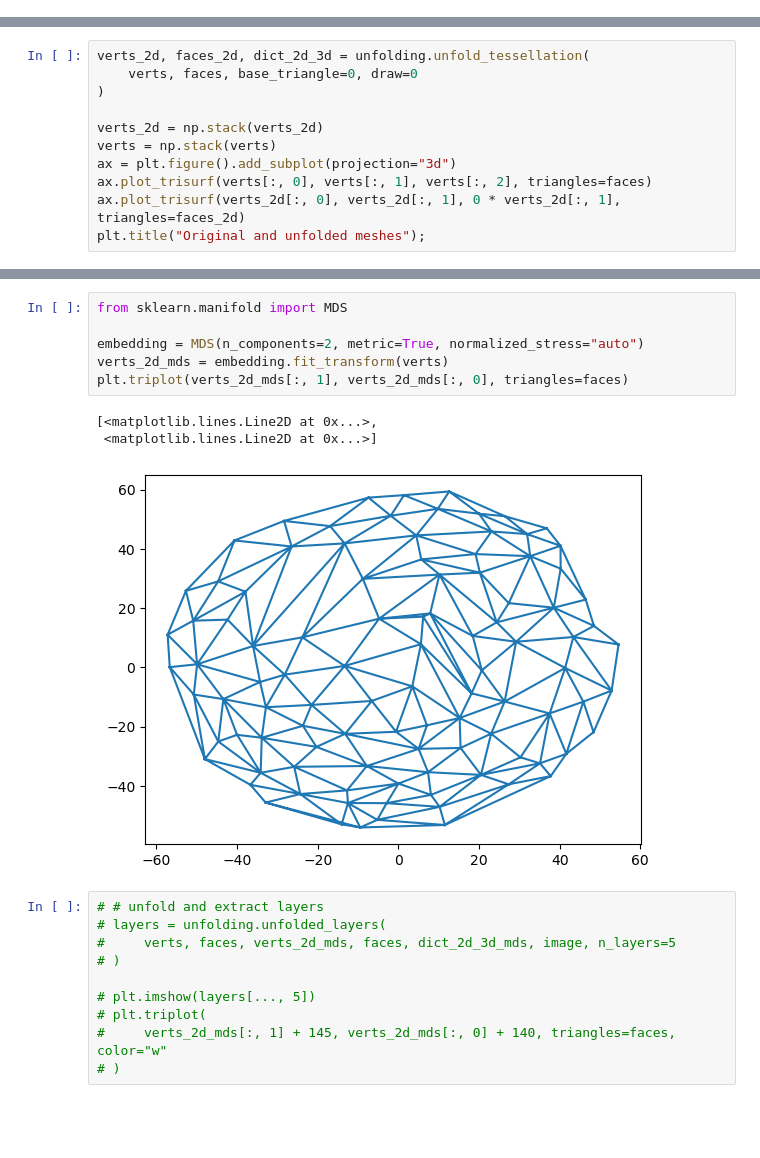
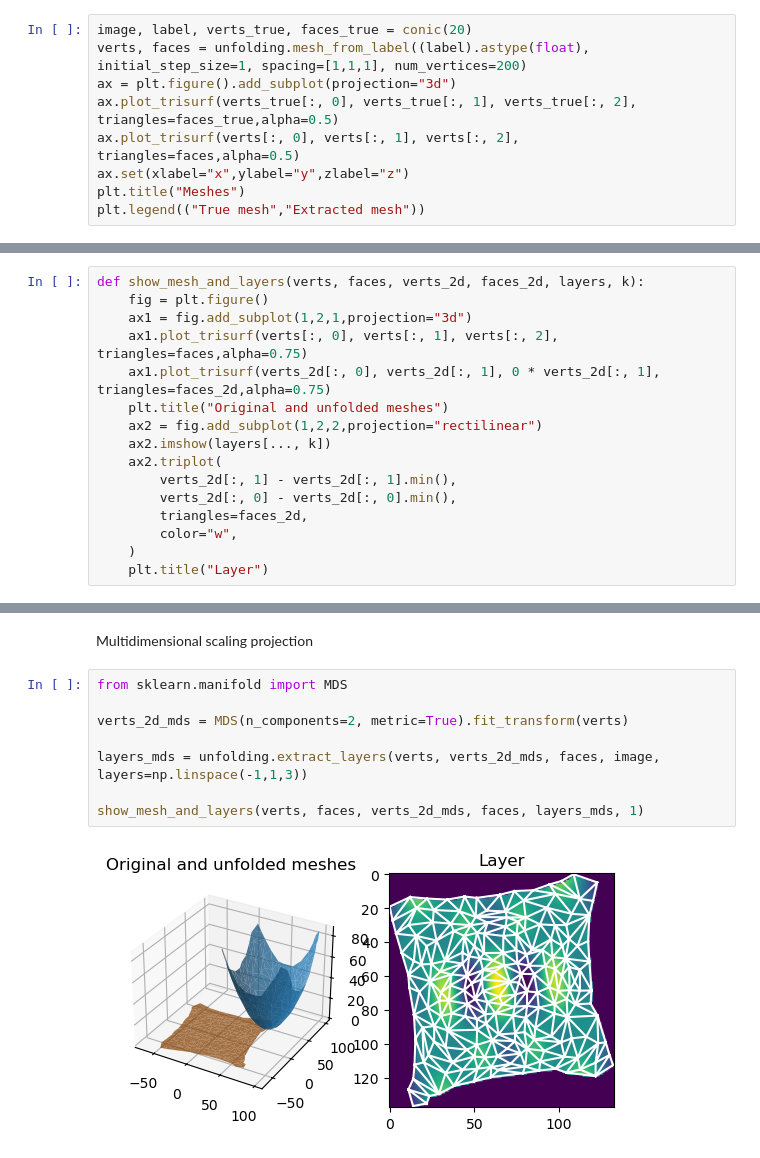
Before and after one commit to BioDAC/unfolding, a Jupyter notebook: 2 Comparison with MDS.ipynb, the cells around one changed output, grey strips where cells are left out. Saved outputs shown, nothing was run; the diff lists cells and outputs as text; blank space fills up the shorter version.

```diff
--- a/2 Comparison with MDS.ipynb
+++ b/2 Comparison with MDS.ipynb
@@ -25,0 +10,9 @@ ax.plot_trisurf(verts[:, 0], verts[:, 1], verts[:, 2], triangles=faces)
+# %%
+image, label, verts_true, faces_true = conic(20)
+verts, faces = unfolding.mesh_from_label((label).astype(float), initial_step_size=1, spacing=[1,1,1], num_vertices=200)
+ax = plt.figure().add_subplot(projection="3d")
+ax.plot_trisurf(verts_true[:, 0], verts_true[:, 1], verts_true[:, 2], triangles=faces_true,alpha=0.5)
+ax.plot_trisurf(verts[:, 0], verts[:, 1], verts[:, 2], triangles=faces,alpha=0.5)
+ax.set(xlabel="x",ylabel="y",zlabel="z")
+plt.title("Meshes")
+plt.legend(("True mesh","Extracted mesh"))
@@ -26,11 +22,16 @@ ax.plot_trisurf(verts[:, 0], verts[:, 1], verts[:, 2], triangles=faces)
 # %%
-verts_2d, faces_2d, dict_2d_3d = unfolding.unfold_tessellation(
-    verts, faces, base_triangle=0, draw=0
-)
-
-verts_2d = np.stack(verts_2d)
-verts = np.stack(verts)
-ax = plt.figure().add_subplot(projection="3d")
-ax.plot_trisurf(verts[:, 0], verts[:, 1], verts[:, 2], triangles=faces)
-ax.plot_trisurf(verts_2d[:, 0], verts_2d[:, 1], 0 * verts_2d[:, 1], triangles=faces_2d)
-plt.title("Original and unfolded meshes");
+def show_mesh_and_layers(verts, faces, verts_2d, faces_2d, layers, k):
+    fig = plt.figure()
+    ax1 = fig.add_subplot(1,2,1,projection="3d")
+    ax1.plot_trisurf(verts[:, 0], verts[:, 1], verts[:, 2], triangles=faces,alpha=0.75)
+    ax1.plot_trisurf(verts_2d[:, 0], verts_2d[:, 1], 0 * verts_2d[:, 1], triangles=faces_2d,alpha=0.75)
+    plt.title("Original and unfolded meshes")
+    ax2 = fig.add_subplot(1,2,2,projection="rectilinear")
+    ax2.imshow(layers[..., k])
+    ax2.triplot(
+        verts_2d[:, 1] - verts_2d[:, 1].min(),
+        verts_2d[:, 0] - verts_2d[:, 0].min(),
+        triangles=faces_2d,
+        color="w",
+    )
+    plt.title("Layer")
@@ -51,20 +54,12 @@ plt.triplot(verts_2d[:, 1] - verts_2d[:,1].min(), verts_2d[:, 0] - verts_2d[:,0]
+# %% [markdown]
+Multidimensional scaling projection
 # %%
 from sklearn.manifold import MDS
 
-embedding = MDS(n_components=2, metric=True, normalized_stress="auto")
-verts_2d_mds = embedding.fit_transform(verts)
-plt.triplot(verts_2d_mds[:, 1], verts_2d_mds[:, 0], triangles=faces)
+verts_2d_mds = MDS(n_components=2, metric=True).fit_transform(verts)
+
+layers_mds = unfolding.extract_layers(verts, verts_2d_mds, faces, image, layers=np.linspace(-1,1,3))
+
+show_mesh_and_layers(verts, faces, verts_2d_mds, faces, layers_mds, 1)
 # %% [output]
-[<matplotlib.lines.Line2D at 0x...>,
- <matplotlib.lines.Line2D at 0x...>]
-[figure, old version]
+[figure, new version]
-# %%
-# # unfold and extract layers
-# layers = unfolding.unfolded_layers(
-#     verts, faces, verts_2d_mds, faces, dict_2d_3d_mds, image, n_layers=5
-# )
-
-# plt.imshow(layers[..., 5])
-# plt.triplot(
-#     verts_2d_mds[:, 1] + 145, verts_2d_mds[:, 0] + 140, triangles=faces, color="w"
-# )
```
Also changed, not shown: parts of 22 cells of this notebook, 13 other files.
